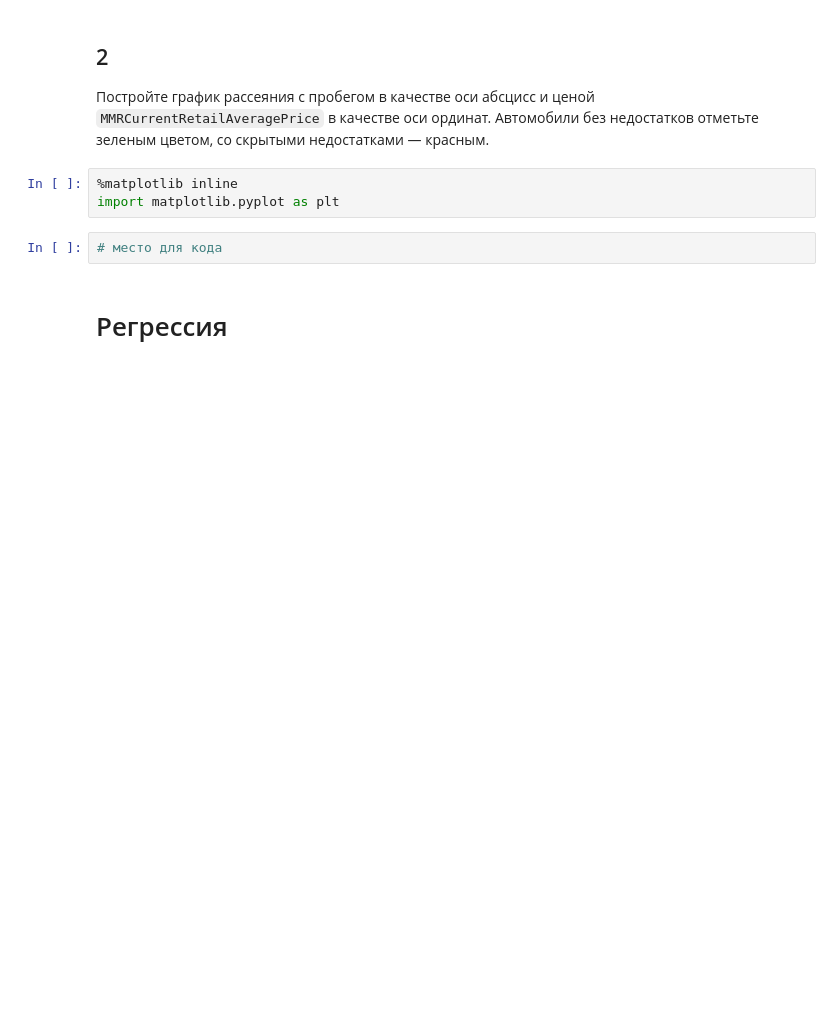
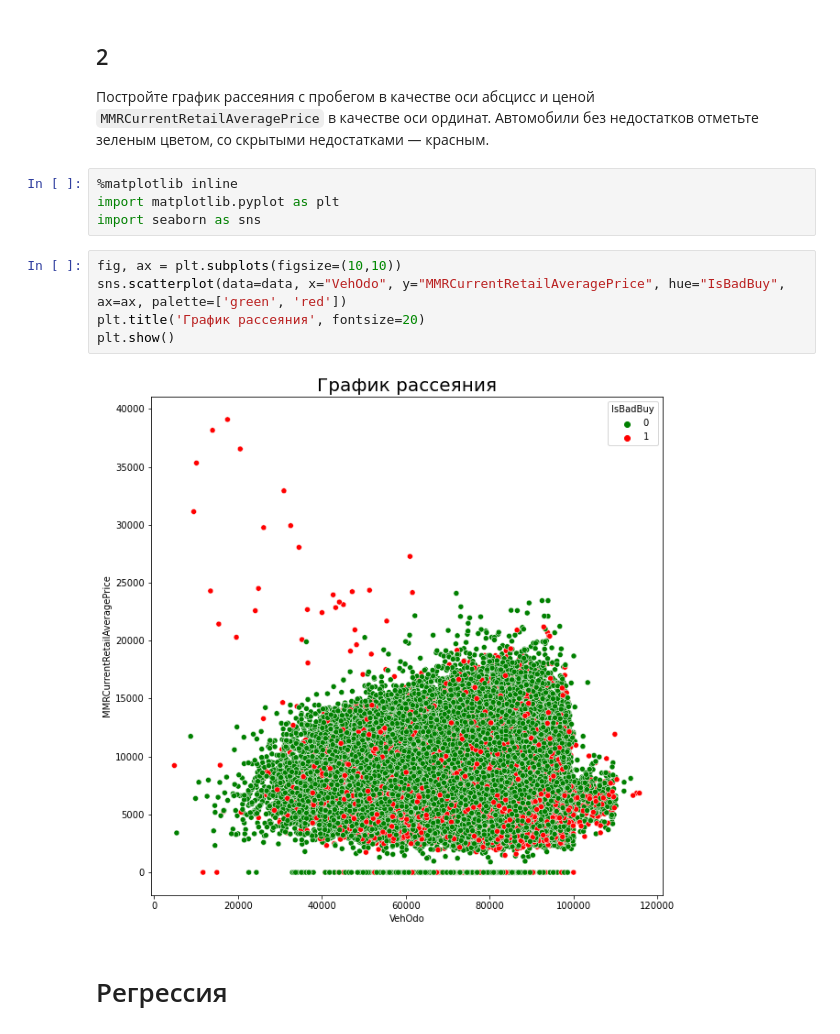
Before and after one commit to Timoshkin-Michail/MO_II, a Jupyter notebook: lab2/lab2-general-concepts.ipynb, the cells around one changed output. Drawn from its saved outputs; the diff is of its cells as text; blank space fills up the shorter version.

```diff
--- a/lab2/lab2-general-concepts.ipynb
+++ b/lab2/lab2-general-concepts.ipynb
@@ -22,8 +30,14 @@ data
 # %%
 %matplotlib inline
 import matplotlib.pyplot as plt
+import seaborn as sns
-# %%
-# место для кода
+# %%
+fig, ax = plt.subplots(figsize=(10,10))
+sns.scatterplot(data=data, x="VehOdo", y="MMRCurrentRetailAveragePrice", hue="IsBadBuy", ax=ax, palette=['green', 'red'])
+plt.title('График рассеяния', fontsize=20)
+plt.show()
+# %% [output]
+[figure, added]
 # %% [markdown]
 # Регрессия
 # %% [markdown]
```
Also changed, not shown: parts of 31 cells of this notebook.
